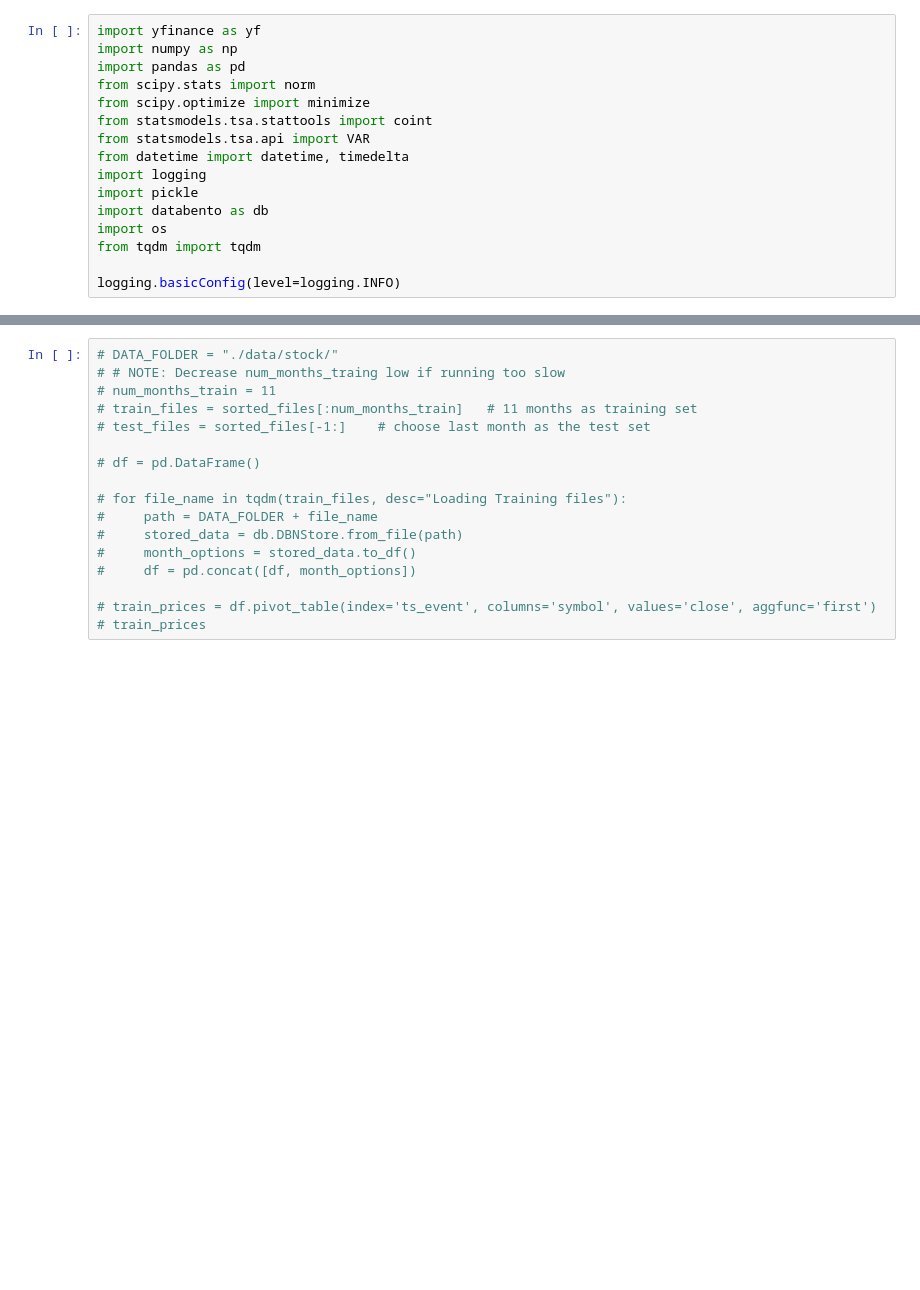
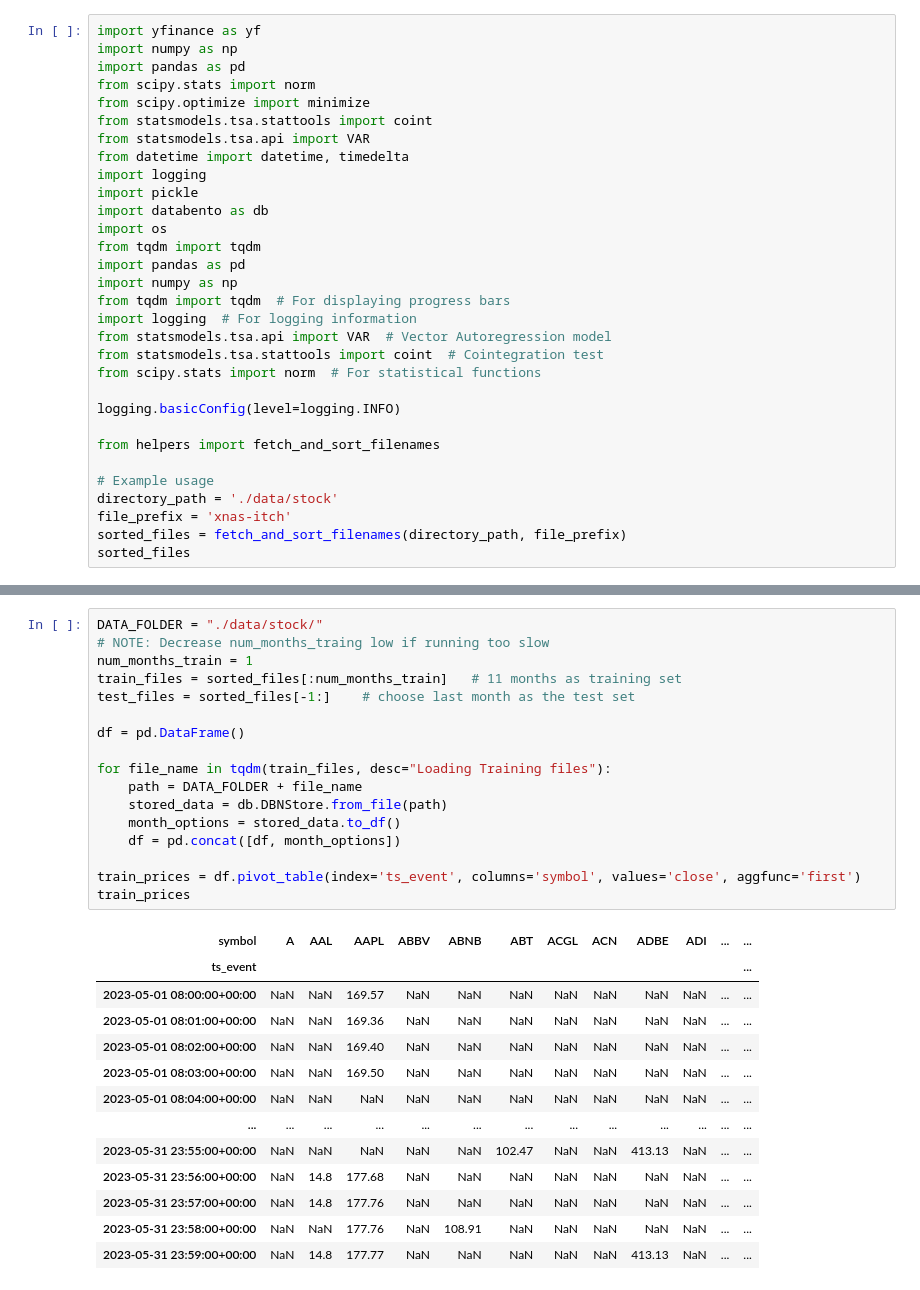
Before and after one commit to niallkehoe/mse244, a Jupyter notebook: Updated Trade Generator.ipynb, the cells around one changed output, grey strips where cells are left out. Cells and saved outputs as stored; diff of their text form; blank space fills up the shorter version.

```diff
--- a/Updated Trade Generator.ipynb
+++ b/Updated Trade Generator.ipynb
@@ -12,5 +12,20 @@ import pickle
 import databento as db
 import os
 from tqdm import tqdm
+import pandas as pd
+import numpy as np
+from tqdm import tqdm  # For displaying progress bars
+import logging  # For logging information
+from statsmodels.tsa.api import VAR  # Vector Autoregression model
+from statsmodels.tsa.stattools import coint  # Cointegration test
+from scipy.stats import norm  # For statistical functions
 
 logging.basicConfig(level=logging.INFO)
+
+from helpers import fetch_and_sort_filenames
+
+# Example usage
+directory_path = './data/stock'
+file_prefix = 'xnas-itch'
+sorted_files = fetch_and_sort_filenames(directory_path, file_prefix)
+sorted_files
@@ -17,17 +45,31 @@ logging.basicConfig(level=logging.INFO)
 # %%
-# DATA_FOLDER = "./data/stock/"
-# # NOTE: Decrease num_months_traing low if running too slow
-# num_months_train = 11
-# train_files = sorted_files[:num_months_train]   # 11 months as training set
-# test_files = sorted_files[-1:]    # choose last month as the test set
+DATA_FOLDER = "./data/stock/"
+# NOTE: Decrease num_months_traing low if running too slow
+num_months_train = 1
+train_files = sorted_files[:num_months_train]   # 11 months as training set
+test_files = sorted_files[-1:]    # choose last month as the test set
 
-# df = pd.DataFrame()
+df = pd.DataFrame()
 
-# for file_name in tqdm(train_files, desc="Loading Training files"):
-#     path = DATA_FOLDER + file_name
-#     stored_data = db.DBNStore.from_file(path)
-#     month_options = stored_data.to_df()
-#     df = pd.concat([df, month_options])
+for file_name in tqdm(train_files, desc="Loading Training files"):
+    path = DATA_FOLDER + file_name
+    stored_data = db.DBNStore.from_file(path)
+    month_options = stored_data.to_df()
+    df = pd.concat([df, month_options])
 
-# train_prices = df.pivot_table(index='ts_event', columns='symbol', values='close', aggfunc='first')
-# train_prices
+train_prices = df.pivot_table(index='ts_event', columns='symbol', values='close', aggfunc='first')
+train_prices
+# %% [output]
+| symbol | A | AAL | AAPL | ABBV | ABNB | ABT | ACGL | ACN | ADBE | ADI | ... | ... |
+| ts_event |  |  |  |  |  |  |  |  |  |  |  | ... |
+| 2023-05-01 08:00:00+00:00 | NaN | NaN | 169.57 | NaN | NaN | NaN | NaN | NaN | NaN | NaN | ... | ... |
+| 2023-05-01 08:01:00+00:00 | NaN | NaN | 169.36 | NaN | NaN | NaN | NaN | NaN | NaN | NaN | ... | ... |
+| 2023-05-01 08:02:00+00:00 | NaN | NaN | 169.40 | NaN | NaN | NaN | NaN | NaN | NaN | NaN | ... | ... |
+| 2023-05-01 08:03:00+00:00 | NaN | NaN | 169.50 | NaN | NaN | NaN | NaN | NaN | NaN | NaN | ... | ... |
+| 2023-05-01 08:04:00+00:00 | NaN | NaN | NaN | NaN | NaN | NaN | NaN | NaN | NaN | NaN | ... | ... |
+| ... | ... | ... | ... | ... | ... | ... | ... | ... | ... | ... | ... | ... |
+| 2023-05-31 23:55:00+00:00 | NaN | NaN | NaN | NaN | NaN | 102.47 | NaN | NaN | 413.13 | NaN | ... | ... |
+| 2023-05-31 23:56:00+00:00 | NaN | 14.8 | 177.68 | NaN | NaN | NaN | NaN | NaN | NaN | NaN | ... | ... |
+| 2023-05-31 23:57:00+00:00 | NaN | 14.8 | 177.76 | NaN | NaN | NaN | NaN | NaN | NaN | NaN | ... | ... |
+| 2023-05-31 23:58:00+00:00 | NaN | NaN | 177.76 | NaN | 108.91 | NaN | NaN | NaN | NaN | NaN | ... | ... |
+| 2023-05-31 23:59:00+00:00 | NaN | 14.8 | 177.77 | NaN | NaN | NaN | NaN | NaN | 413.13 | NaN | ... | ... |
```
Also changed, not shown: parts of 10 cells of this notebook, 6 other files.
